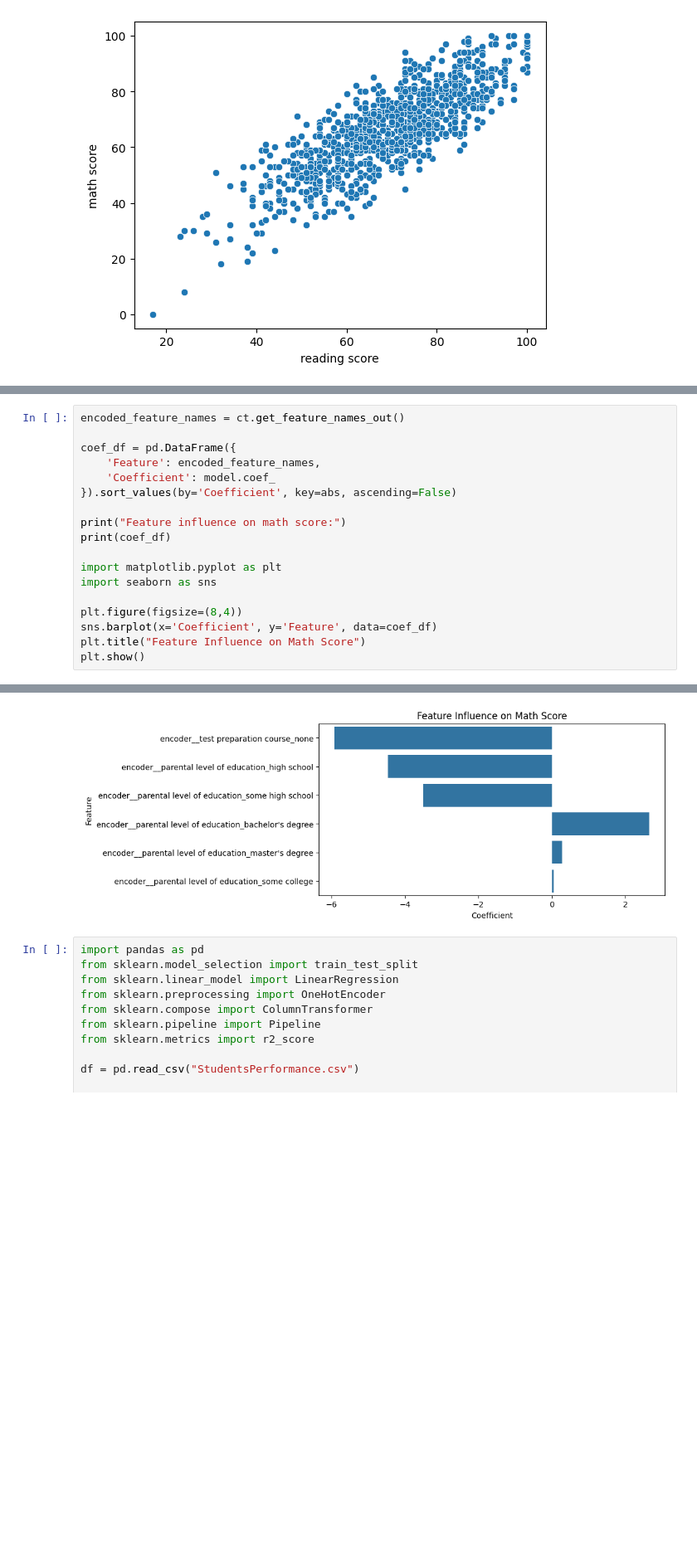
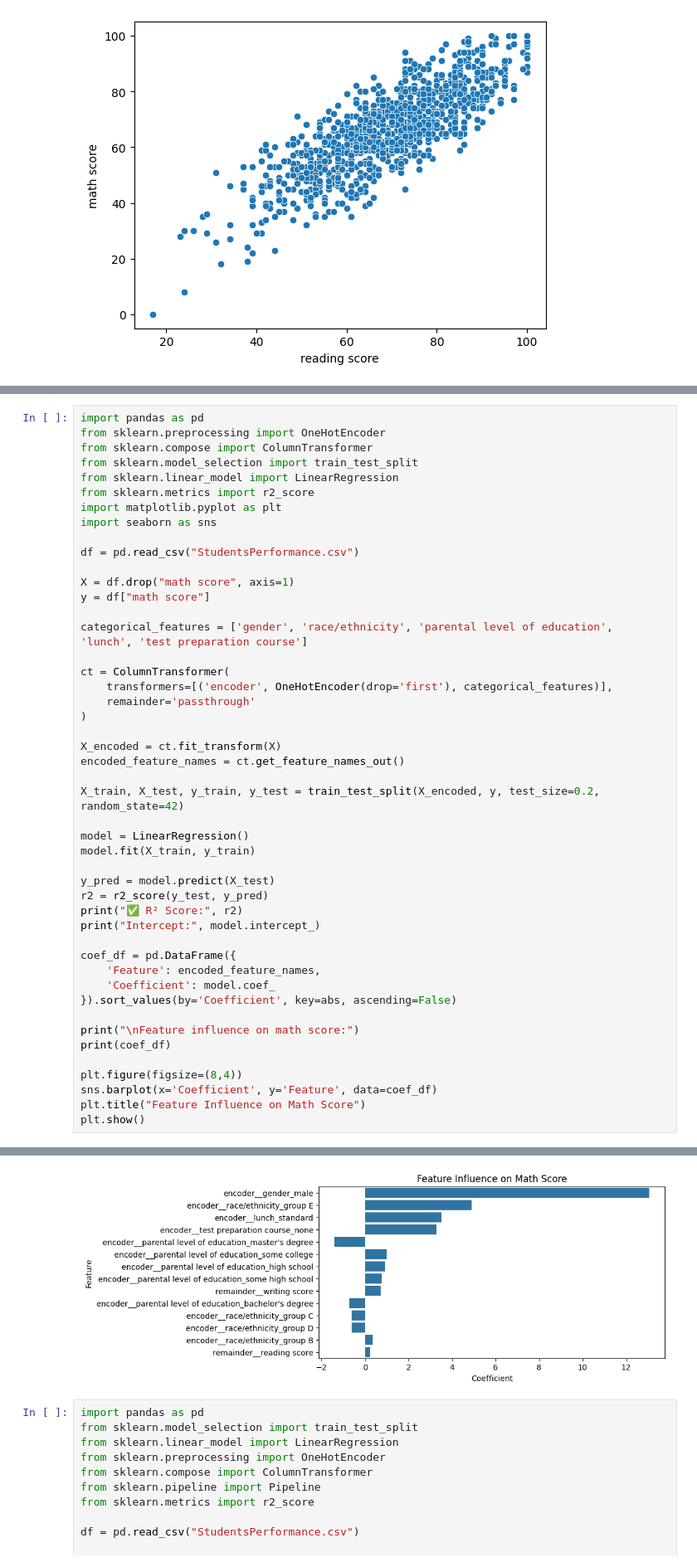
Before and after one commit to NISHAL-AT/STUDENT-PERFORMANCE, a Jupyter notebook: stper.ipynb, the cells around one changed output, grey strips where cells are left out. Shown: that part at 83% size. Cells and saved outputs as stored; diff of their text form; blank space fills up the shorter version.

```diff
--- a/stper.ipynb
+++ b/stper.ipynb
@@ -166,16 +146,45 @@ Predicted Math Score for given student: 74.1483443932283
 # %%
+import pandas as pd
+from sklearn.preprocessing import OneHotEncoder
+from sklearn.compose import ColumnTransformer
+from sklearn.model_selection import train_test_split
+from sklearn.linear_model import LinearRegression
+from sklearn.metrics import r2_score
+import matplotlib.pyplot as plt
+import seaborn as sns
+
+df = pd.read_csv("StudentsPerformance.csv")
+
+X = df.drop("math score", axis=1)
+y = df["math score"]
+
+categorical_features = ['gender', 'race/ethnicity', 'parental level of education', 'lunch', 'test preparation course']
+
+ct = ColumnTransformer(
+    transformers=[('encoder', OneHotEncoder(drop='first'), categorical_features)],
+    remainder='passthrough'
+)
+
+X_encoded = ct.fit_transform(X)
 encoded_feature_names = ct.get_feature_names_out()
+
+X_train, X_test, y_train, y_test = train_test_split(X_encoded, y, test_size=0.2, random_state=42)
+
+model = LinearRegression()
+model.fit(X_train, y_train)
+
+y_pred = model.predict(X_test)
+r2 = r2_score(y_test, y_pred)
+print("✅ R² Score:", r2)
+print("Intercept:", model.intercept_)
 
 coef_df = pd.DataFrame({
     'Feature': encoded_feature_names,
     'Coefficient': model.coef_
 }).sort_values(by='Coefficient', key=abs, ascending=False)
 
-print("Feature influence on math score:")
+print("\nFeature influence on math score:")
 print(coef_df)
-
-import matplotlib.pyplot as plt
-import seaborn as sns
 
 plt.figure(figsize=(8,4))
 sns.barplot(x='Coefficient', y='Feature', data=coef_df)
@@ -193,4 +213,4 @@ Feature influence on math score:
-[figure, old version]
+[figure, new version]
 # %%
 import pandas as pd
 from sklearn.model_selection import train_test_split
```
Also changed, not shown: parts of 5 cells of this notebook.
